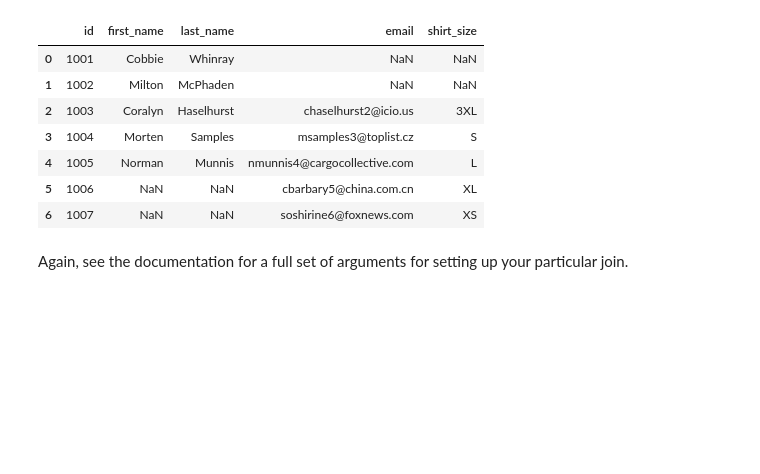
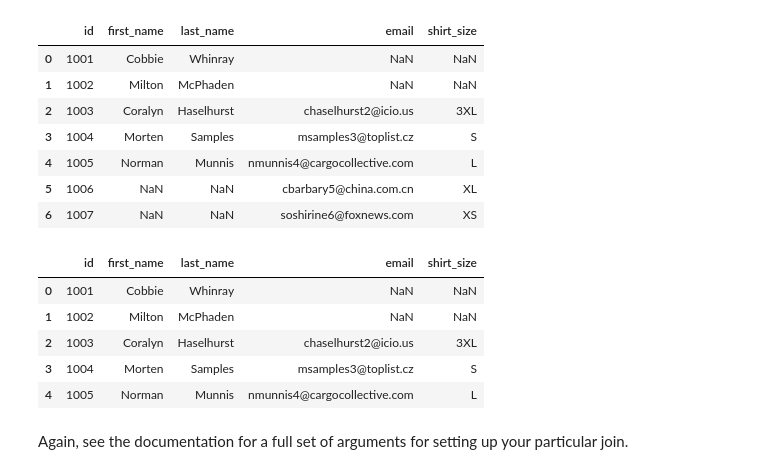
Before and after one commit to davedgd/python-bootcamp, a Jupyter notebook: Unit 5/Python-Bootcamp-Unit5.ipynb, the cells around one changed output. Drawn from its saved outputs; the diff is of its cells as text; code cells hidden in the pictures; blank space fills up the shorter version.

```diff
--- a/Unit 5/Python-Bootcamp-Unit5.ipynb
+++ b/Unit 5/Python-Bootcamp-Unit5.ipynb
@@ -1078,6 +1090,15 @@ pd.merge(myDFNarrowA, myDFNarrowB, on = 'id', how = 'outer') # an outer join on
 | 4 | 1005 | Norman | Munnis | nmunnis4@cargocollective.com | L |
 | 5 | 1006 | NaN | NaN | cbarbary5@china.com.cn | XL |
 | 6 | 1007 | NaN | NaN | soshirine6@foxnews.com | XS |
+# %%
+pd.merge(myDFNarrowA, myDFNarrowB, on = 'id', how = 'left') # a left join on 'id'
+# %% [output]
+|  | id | first_name | last_name | email | shirt_size |
+| 0 | 1001 | Cobbie | Whinray | NaN | NaN |
+| 1 | 1002 | Milton | McPhaden | NaN | NaN |
+| 2 | 1003 | Coralyn | Haselhurst | chaselhurst2@icio.us | 3XL |
+| 3 | 1004 | Morten | Samples | msamples3@toplist.cz | S |
+| 4 | 1005 | Norman | Munnis | nmunnis4@cargocollective.com | L |
 # %% [markdown]
 Again, see the documentation for a full set of arguments for setting up your particular join.
 # %% [markdown]
```
Also changed, not shown: parts of 15 cells of this notebook, 2 other files.
